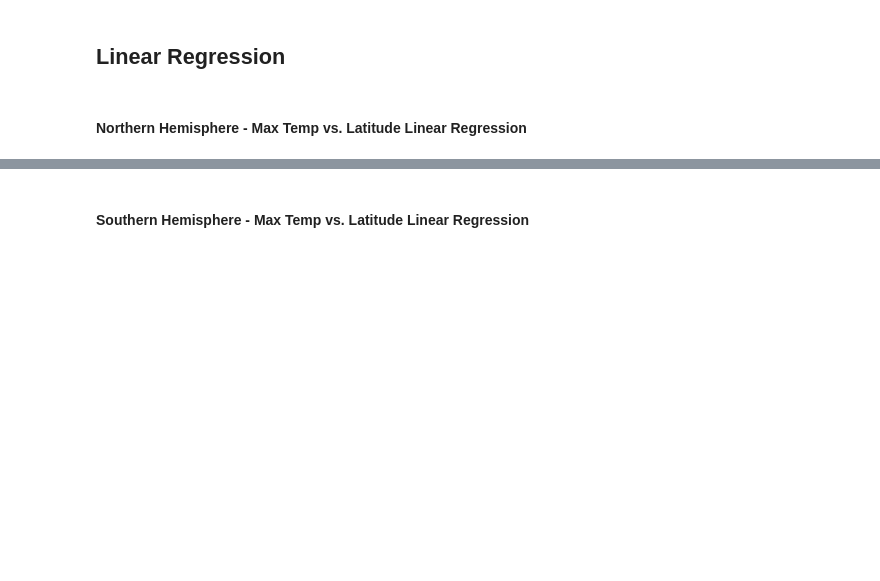
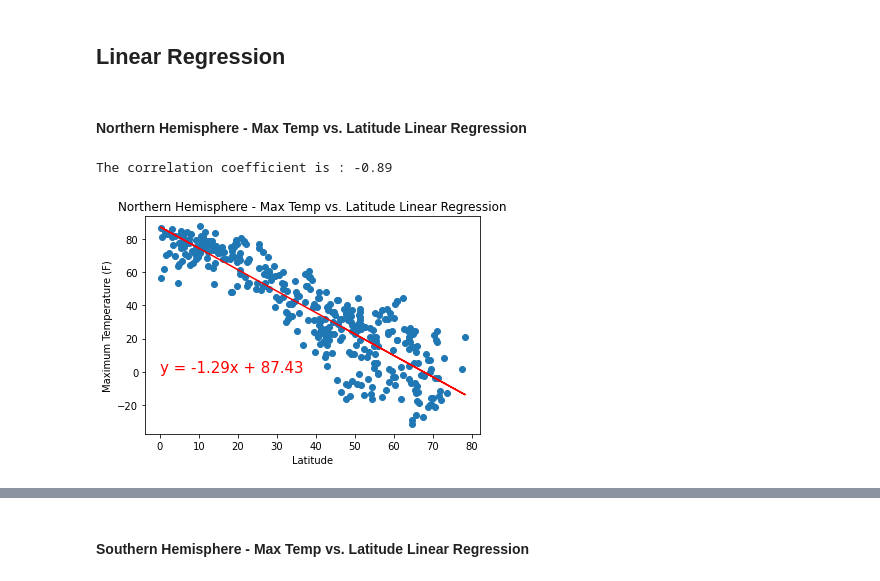
Before and after one commit to lopespaula/python-api-challenge, a Jupyter notebook: WeatherPy/WeatherPy.ipynb, the cells around one changed output, grey strips where cells are left out. Cells and saved outputs as stored; diff of their text form; code cells hidden in the pictures; blank space fills up the shorter version.

```diff
--- a/WeatherPy/WeatherPy.ipynb
+++ b/WeatherPy/WeatherPy.ipynb
@@ -200,5 +243,38 @@ plt.show()
 # %% [markdown]
 ## Linear Regression
+# %%
+# Create Northern and Southern Hemisphere DataFrames
+northern_hemisphere = df_weather_dict.loc[df_weather_dict["Lat"] >= 0]
+southern_hemisphere = df_weather_dict.loc[df_weather_dict["Lat"] < 0]
+
+# Define function for creating linear agression and scatter plot
+def linear_agression(x,y):
+    print(f"The correlation coefficient is : {round(st.pearsonr(x, y)[0],2)}")
+    (slope, intercept, rvalue, pvalue, stderr) = linregress(x, y)
+    regress_values = x * slope + intercept
+    line_eq = "y = " + str(round(slope,2)) + "x + " + str(round(intercept,2))
+    plt.scatter(x, y)
+    plt.plot(x,regress_values,"r-")
+
+    return line_eq
+
+# Define a fuction for annotating
+def annotate(line_eq, a, b):
+    plt.annotate(line_eq,(a,b),fontsize=15,color="red")
 # %% [markdown]
 ####  Northern Hemisphere - Max Temp vs. Latitude Linear Regression
+# %%
+#Call functions
+equation = linear_agression(northern_hemisphere["Lat"], northern_hemisphere["Max Temp"])
+annotate(equation, 0, 0)
+
+
+plt.title("Northern Hemisphere - Max Temp vs. Latitude Linear Regression")
+plt.xlabel("Latitude")
+plt.ylabel("Maximum Temperature (F)")
+
+plt.savefig("output_data/NMax Temp vs. Latitude.png")
+# %% [output]
+The correlation coefficient is : -0.89
+[figure, added]
 # %%
```
Also changed, not shown: parts of 28 cells of this notebook, 14 other files.
